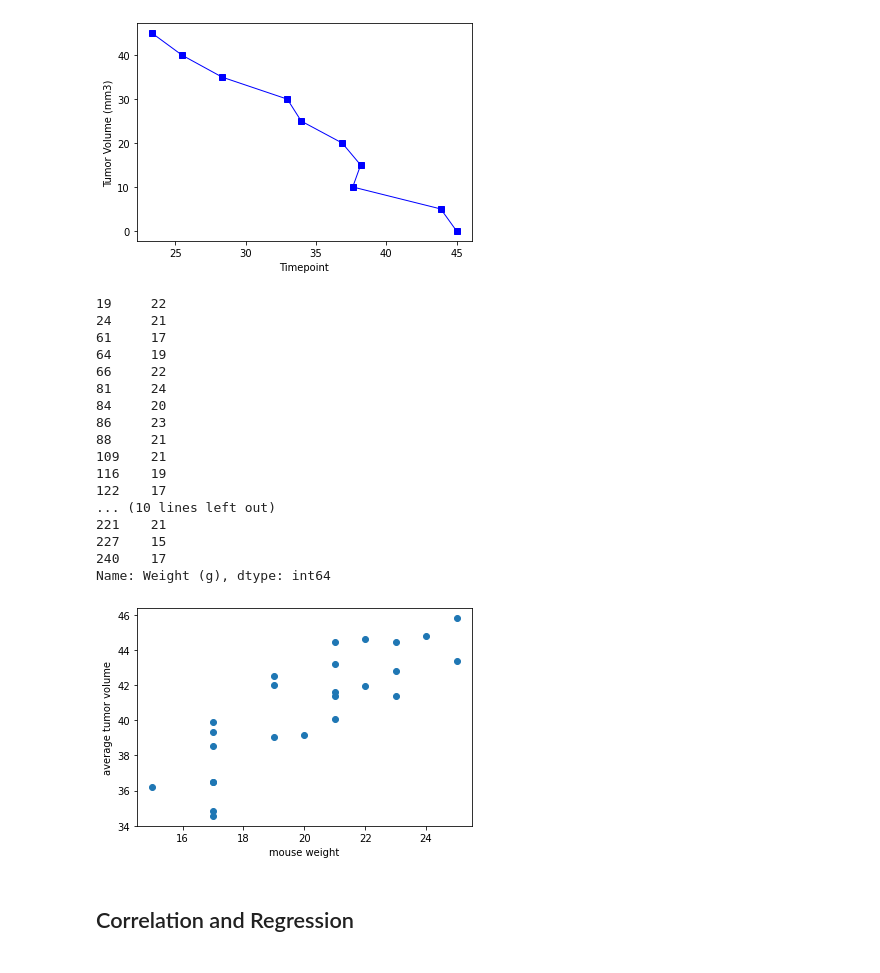
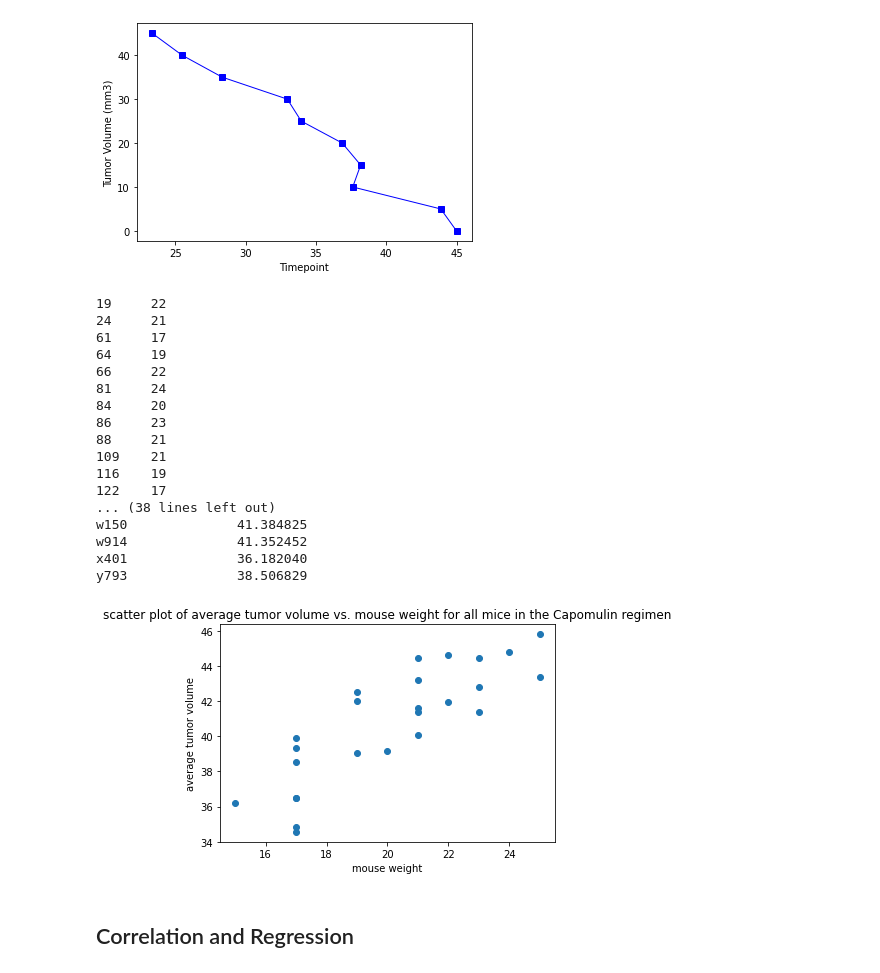
Before and after one commit to Rongjun-Ding/Matplotlib, a Jupyter notebook: Pymaceuticals/pymaceuticals_starter.ipynb, the cells around one changed output. Saved outputs shown, nothing was run; the diff lists cells and outputs as text; code cells hidden in the pictures.

```diff
--- a/Pymaceuticals/pymaceuticals_starter.ipynb
+++ b/Pymaceuticals/pymaceuticals_starter.ipynb
@@ -371,38 +372,39 @@ Text(0, 0.5, 'Tumor Volume (mm3)')
 exampleA=merge_df1.loc[merge_df1["Drug Regimen"] =="Capomulin", [
     "Mouse ID", "Drug Regimen", "Weight (g)","Tumor Volume (mm3)"]]
 # SECOND, get all of tumor values in all timepoints for all mice in the Capomulin regimen.
 exampleB=merge_df.loc[merge_df["Drug Regimen"] =="Capomulin", [
     "Mouse ID", "Drug Regimen", "Weight (g)","Tumor Volume (mm3)"]]
 
 # GET the average tumor volume for all mice in the Capomulin regimen
 grouped_AVERAGE = exampleB.groupby('Mouse ID').agg({'Tumor Volume (mm3)': ['mean']})
 
 print(exampleA["Weight (g)"])
 print(grouped_AVERAGE)
 #get the average tumor volume for all mice in the Capomulin regimen to a list
 grouped_tumor_volume=[41.963636,40.083699,36.505973,41.990097,44.613344,44.805810,39.141053,44.465236,43.216925,44.434474,42.507261,34.847470,39.049816,45.798970,36.509212,43.367364,34.559143,42.803733,39.328725,39.887495,41.581595,41.384825,41.352452,36.182040,38.506829]
 plt.scatter(exampleA["Weight (g)"],grouped_tumor_volume)
+plt.title('scatter plot of average tumor volume vs. mouse weight for all mice in the Capomulin regimen')
 plt.xlabel('mouse weight')
 plt.ylabel('average tumor volume')
 plt.show()
 # %% [output]
 19     22
 24     21
 61     17
 64     19
 66     22
 81     24
 84     20
 86     23
 88     21
 109    21
 116    19
 122    17
-... (10 lines left out)
-221    21
-227    15
-240    17
-Name: Weight (g), dtype: int64
+... (38 lines left out)
+w150              41.384825
+w914              41.352452
+x401              36.182040
+y793              38.506829
-[figure, old version]
+[figure, new version]
 # %% [markdown]
 ## Correlation and Regression
```
Also changed, not shown: parts of 3 cells of this notebook.
